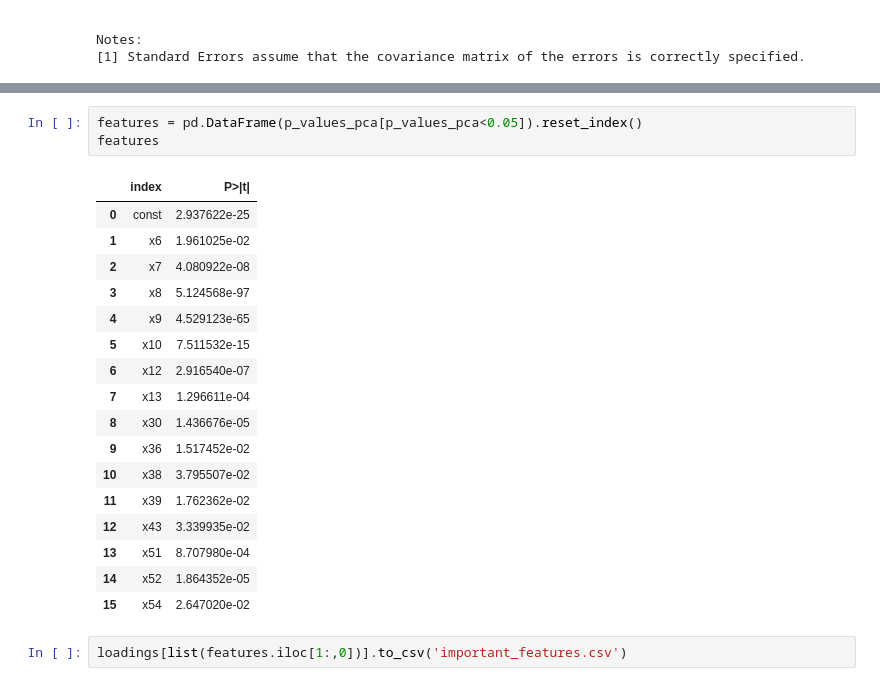
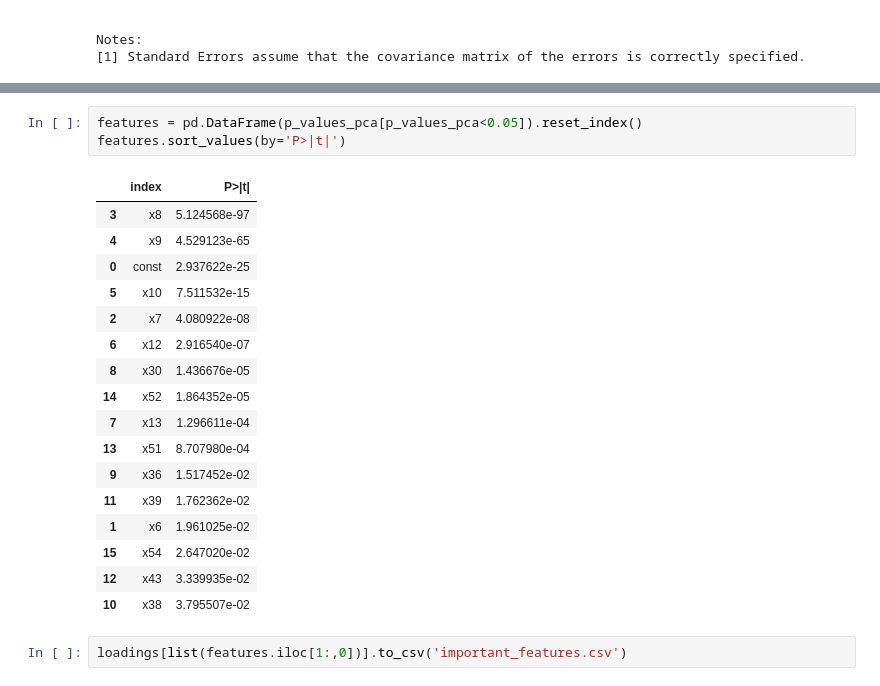
Before and after one commit to anarlewang/MRKT---Instagram-Account-Analysis, a Jupyter notebook: instagram_followers_growth%_forecast.ipynb, the cells around one changed output, grey strips where cells are left out. Cells and saved outputs as stored; diff of their text form.

```diff
--- a/instagram_followers_growth%_forecast.ipynb
+++ b/instagram_followers_growth%_forecast.ipynb
@@ -1638,25 +1648,25 @@ x54      2.647020e-02
 Name: P>|t|, dtype: float64
 # %%
 features = pd.DataFrame(p_values_pca[p_values_pca<0.05]).reset_index()
-features
+features.sort_values(by='P>|t|')
 # %% [output]
 |  | index | P>|t| |
-| 0 | const | 2.937622e-25 |
-| 1 | x6 | 1.961025e-02 |
-| 2 | x7 | 4.080922e-08 |
 | 3 | x8 | 5.124568e-97 |
 | 4 | x9 | 4.529123e-65 |
+| 0 | const | 2.937622e-25 |
 | 5 | x10 | 7.511532e-15 |
+| 2 | x7 | 4.080922e-08 |
 | 6 | x12 | 2.916540e-07 |
+| 8 | x30 | 1.436676e-05 |
+| 14 | x52 | 1.864352e-05 |
 | 7 | x13 | 1.296611e-04 |
-| 8 | x30 | 1.436676e-05 |
+| 13 | x51 | 8.707980e-04 |
 | 9 | x36 | 1.517452e-02 |
+| 11 | x39 | 1.762362e-02 |
+| 1 | x6 | 1.961025e-02 |
+| 15 | x54 | 2.647020e-02 |
+| 12 | x43 | 3.339935e-02 |
 | 10 | x38 | 3.795507e-02 |
-| 11 | x39 | 1.762362e-02 |
-| 12 | x43 | 3.339935e-02 |
-| 13 | x51 | 8.707980e-04 |
-| 14 | x52 | 1.864352e-05 |
-| 15 | x54 | 2.647020e-02 |
 # %%
 loadings[list(features.iloc[1:,0])].to_csv('important_features.csv')
 # %%
```
Also changed, not shown: parts of 12 cells of this notebook.
